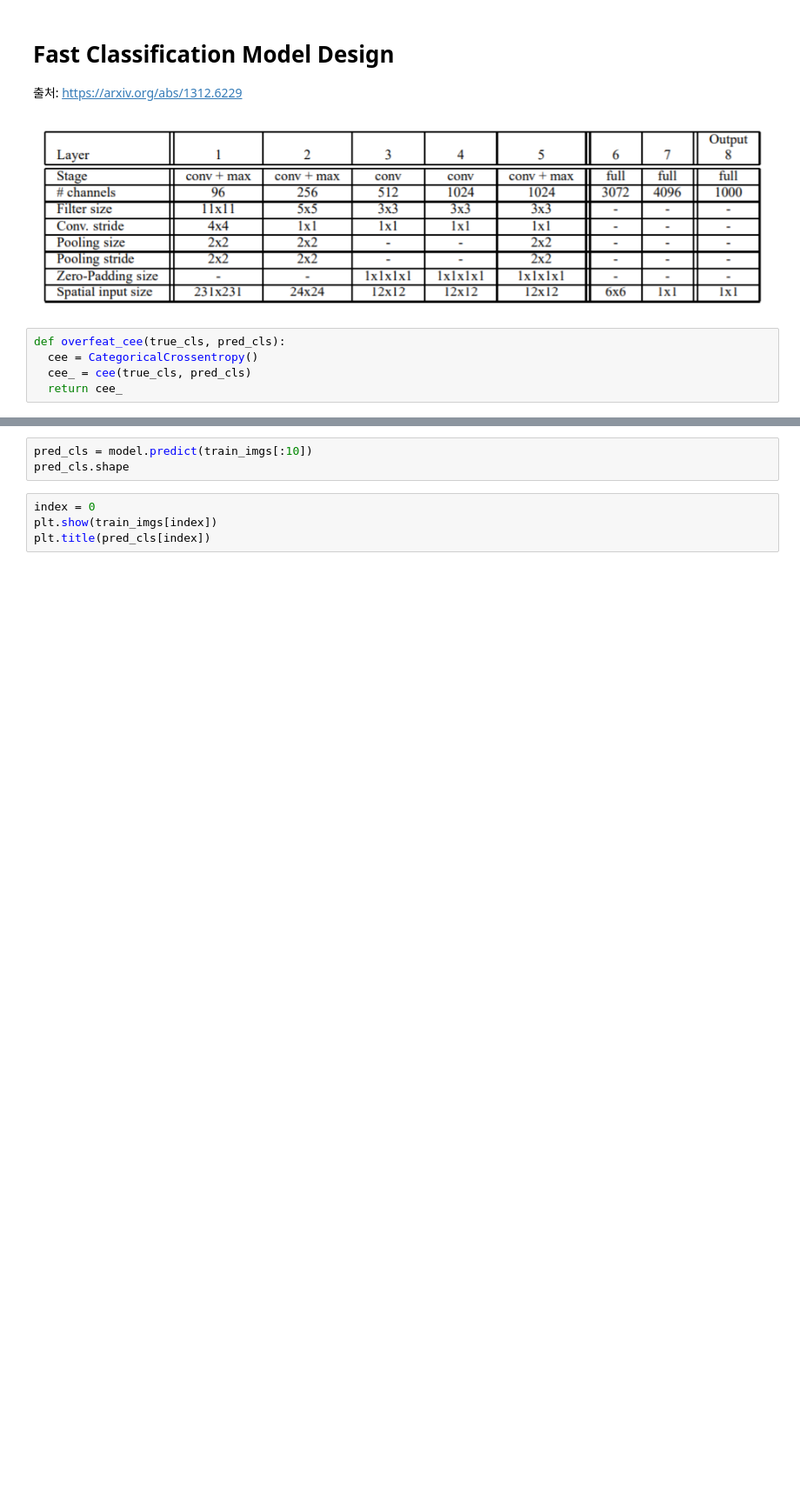
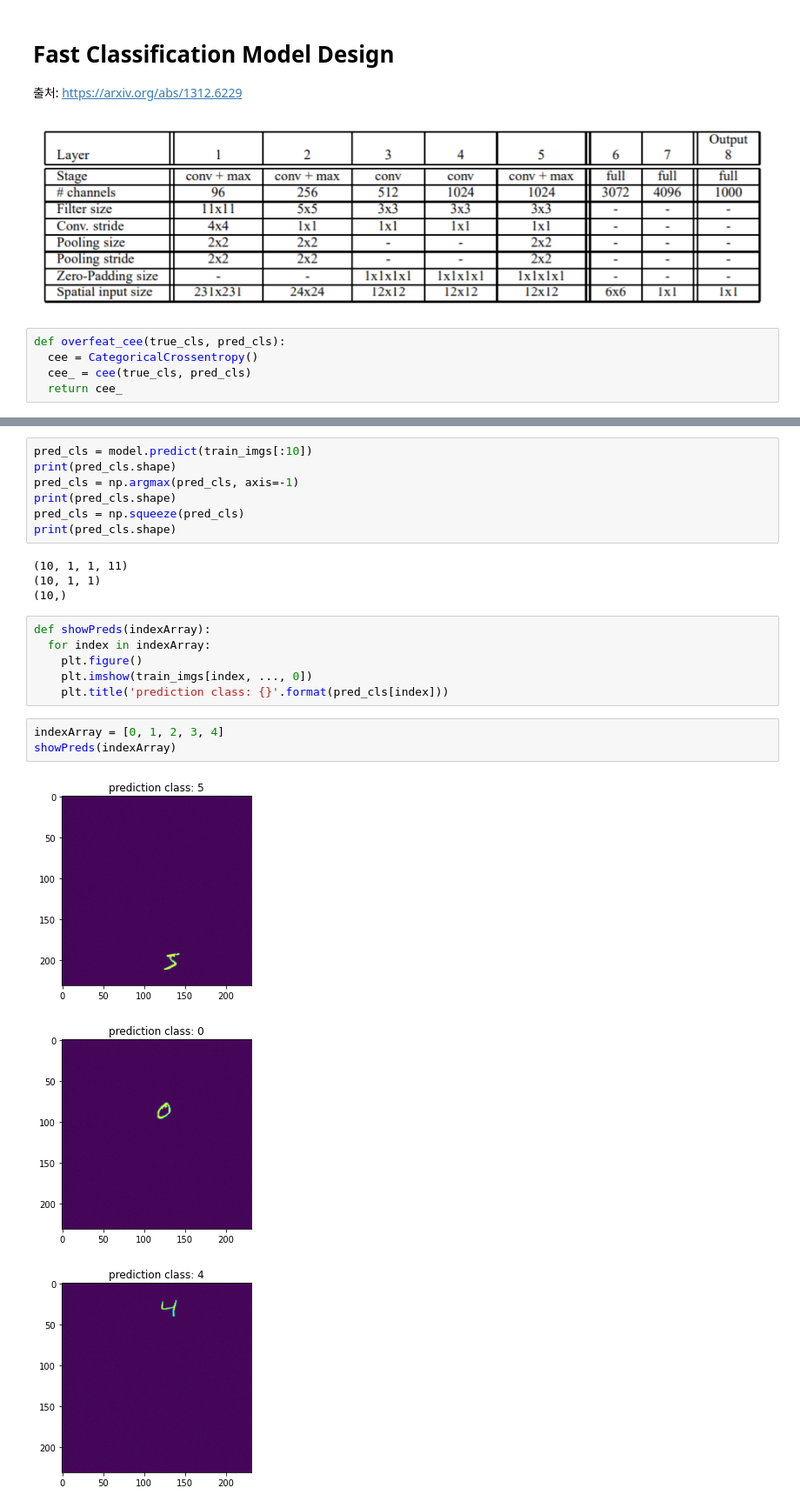
Before and after one commit to Deok97/AI_personal_study, a Jupyter notebook: Overfeat_Classification.ipynb, the cells around one changed output, grey strips where cells are left out. Shown: that part at 87% size. Cells and saved outputs as stored; diff of their text form; blank space fills up the shorter version.

```diff
--- a/Overfeat_Classification.ipynb
+++ b/Overfeat_Classification.ipynb
@@ -203,7 +204,24 @@ Epoch 34/50
 # %%
 pred_cls = model.predict(train_imgs[:10])
-pred_cls.shape
+print(pred_cls.shape)
+pred_cls = np.argmax(pred_cls, axis=-1)
+print(pred_cls.shape)
+pred_cls = np.squeeze(pred_cls)
+print(pred_cls.shape)
+# %% [output]
+(10, 1, 1, 11)
+(10, 1, 1)
+(10,)
-# %%
-index = 0
-plt.show(train_imgs[index])
-plt.title(pred_cls[index])
+# %%
+def showPreds(indexArray):
+  for index in indexArray:
+    plt.figure()
+    plt.imshow(train_imgs[index, ..., 0])
+    plt.title('prediction class: {}'.format(pred_cls[index]))
+# %%
+indexArray = [0, 1, 2, 3, 4]
+showPreds(indexArray)
+# %% [output]
+[figure, added]
+[figure, added]
+[figure, added]
```
Also changed, not shown: parts of 4 cells of this notebook.
